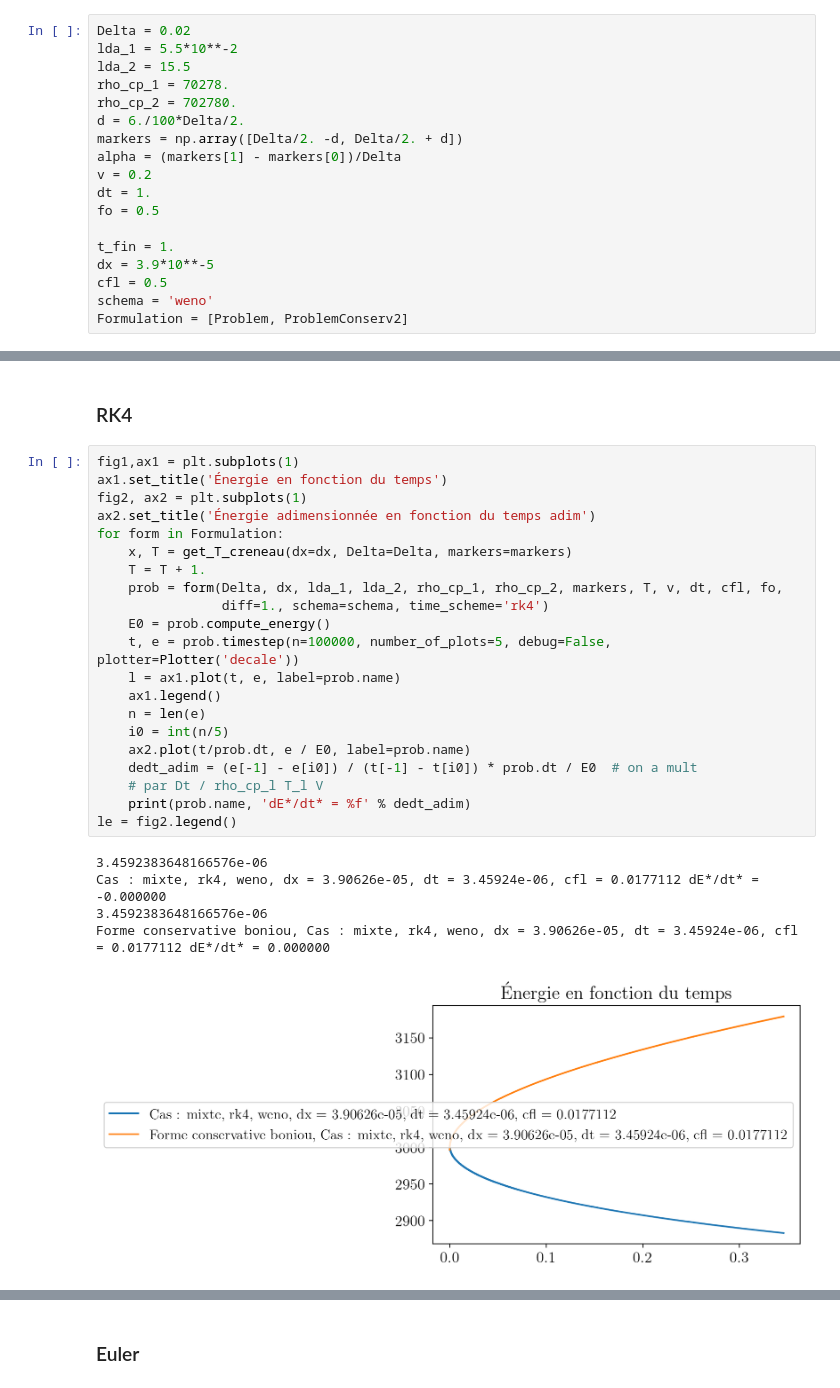
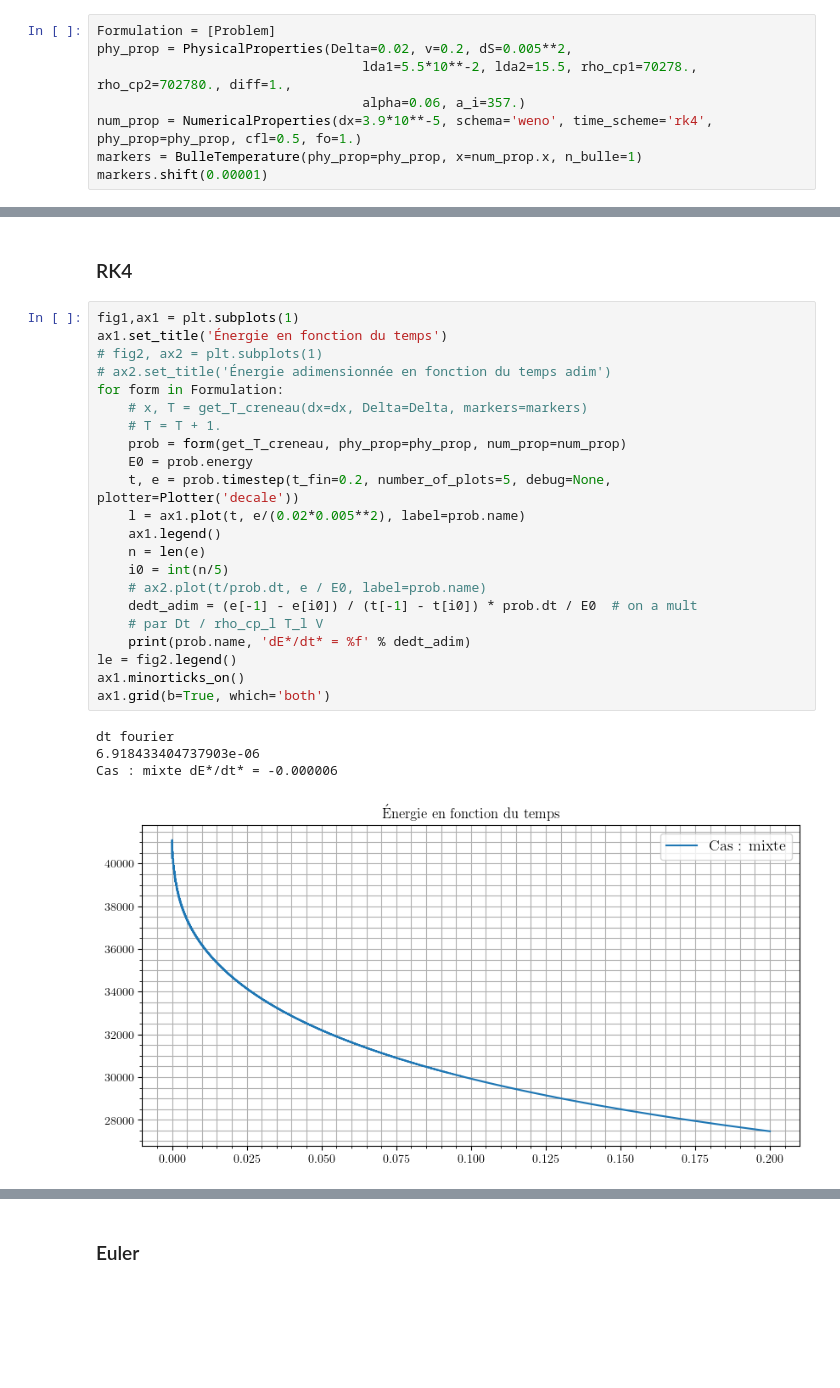
Before and after one commit to cea-trust-platform/FluidDyn, a Jupyter notebook: etudes/6_diffusion-convection-swarm_values.ipynb, the cells around one changed output, grey strips where cells are left out. Drawn from its saved outputs; the diff is of its cells as text; blank space fills up the shorter version.

Commit message:
Modif plot v1 CSI2

```diff
--- a/etudes/6_diffusion-convection-swarm_values.ipynb
+++ b/etudes/6_diffusion-convection-swarm_values.ipynb
@@ -14,23 +18,13 @@ Ici on va réaliser une simulation sans diffusion pour différentes écritures d
 
 La résolution se fait à chaque fois en WENO avec Euler explicite en temps.
 # %%
-Delta = 0.02
-lda_1 = 5.5*10**-2
-lda_2 = 15.5
-rho_cp_1 = 70278.
-rho_cp_2 = 702780.
-d = 6./100*Delta/2.
-markers = np.array([Delta/2. -d, Delta/2. + d])
-alpha = (markers[1] - markers[0])/Delta
-v = 0.2
-dt = 1.
-fo = 0.5
-
-t_fin = 1.
-dx = 3.9*10**-5
-cfl = 0.5
-schema = 'weno'
-Formulation = [Problem, ProblemConserv2]
+Formulation = [Problem]
+phy_prop = PhysicalProperties(Delta=0.02, v=0.2, dS=0.005**2,
+                                  lda1=5.5*10**-2, lda2=15.5, rho_cp1=70278., rho_cp2=702780., diff=1.,
+                                  alpha=0.06, a_i=357.)
+num_prop = NumericalProperties(dx=3.9*10**-5, schema='weno', time_scheme='rk4', phy_prop=phy_prop, cfl=0.5, fo=1.)
+markers = BulleTemperature(phy_prop=phy_prop, x=num_prop.x, n_bulle=1)
+markers.shift(0.00001)
 # %% [markdown]
 ## Étude selon la formulation de l'équation
 
@@ -40,27 +34,27 @@ En fait s'il n'y a pas de convection il n'y a pas de différence entre les diff
 # %%
 fig1,ax1 = plt.subplots(1)
 ax1.set_title('Énergie en fonction du temps')
-fig2, ax2 = plt.subplots(1)
-ax2.set_title('Énergie adimensionnée en fonction du temps adim')
+# fig2, ax2 = plt.subplots(1)
+# ax2.set_title('Énergie adimensionnée en fonction du temps adim')
 for form in Formulation:
-    x, T = get_T_creneau(dx=dx, Delta=Delta, markers=markers)
-    T = T + 1.
-    prob = form(Delta, dx, lda_1, lda_2, rho_cp_1, rho_cp_2, markers, T, v, dt, cfl, fo,
-                diff=1., schema=schema, time_scheme='rk4')
-    E0 = prob.compute_energy()
-    t, e = prob.timestep(n=100000, number_of_plots=5, debug=False, plotter=Plotter('decale'))
-    l = ax1.plot(t, e, label=prob.name)
+    # x, T = get_T_creneau(dx=dx, Delta=Delta, markers=markers)
+    # T = T + 1.
+    prob = form(get_T_creneau, phy_prop=phy_prop, num_prop=num_prop)
+    E0 = prob.energy
+    t, e = prob.timestep(t_fin=0.2, number_of_plots=5, debug=None, plotter=Plotter('decale'))
+    l = ax1.plot(t, e/(0.02*0.005**2), label=prob.name)
     ax1.legend()
     n = len(e)
     i0 = int(n/5)
-    ax2.plot(t/prob.dt, e / E0, label=prob.name)
+    # ax2.plot(t/prob.dt, e / E0, label=prob.name)
     dedt_adim = (e[-1] - e[i0]) / (t[-1] - t[i0]) * prob.dt / E0  # on a mult
     # par Dt / rho_cp_l T_l V
     print(prob.name, 'dE*/dt* = %f' % dedt_adim)
 le = fig2.legend()
+ax1.minorticks_on()
+ax1.grid(b=True, which='both')
 # %% [output]
-3.4592383648166576e-06
-Cas : mixte, rk4, weno, dx = 3.90626e-05, dt = 3.45924e-06, cfl = 0.0177112 dE*/dt* = -0.000000
-3.4592383648166576e-06
-Forme conservative boniou, Cas : mixte, rk4, weno, dx = 3.90626e-05, dt = 3.45924e-06, cfl = 0.0177112 dE*/dt* = 0.000000
+dt fourier
+6.918433404737903e-06
+Cas : mixte dE*/dt* = -0.000006
-[figure, old version]
+[figure, new version]
```
Also changed, not shown: parts of 2 cells of this notebook, 9 other files.
